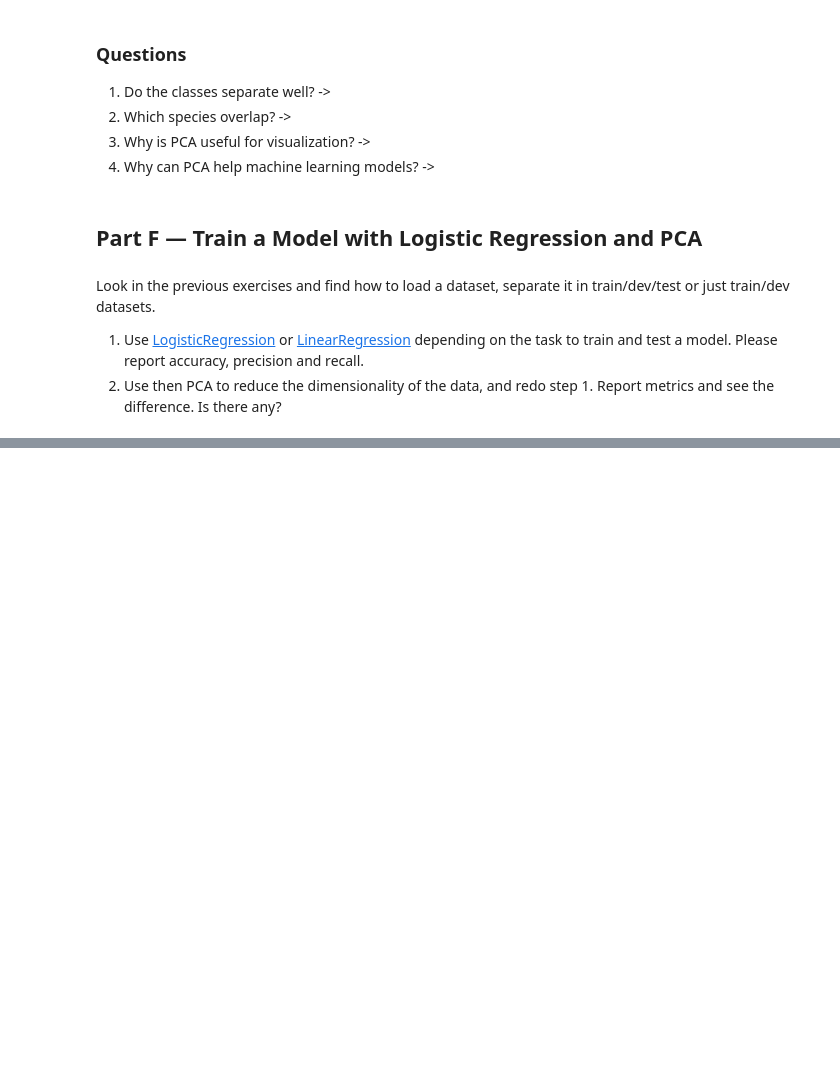
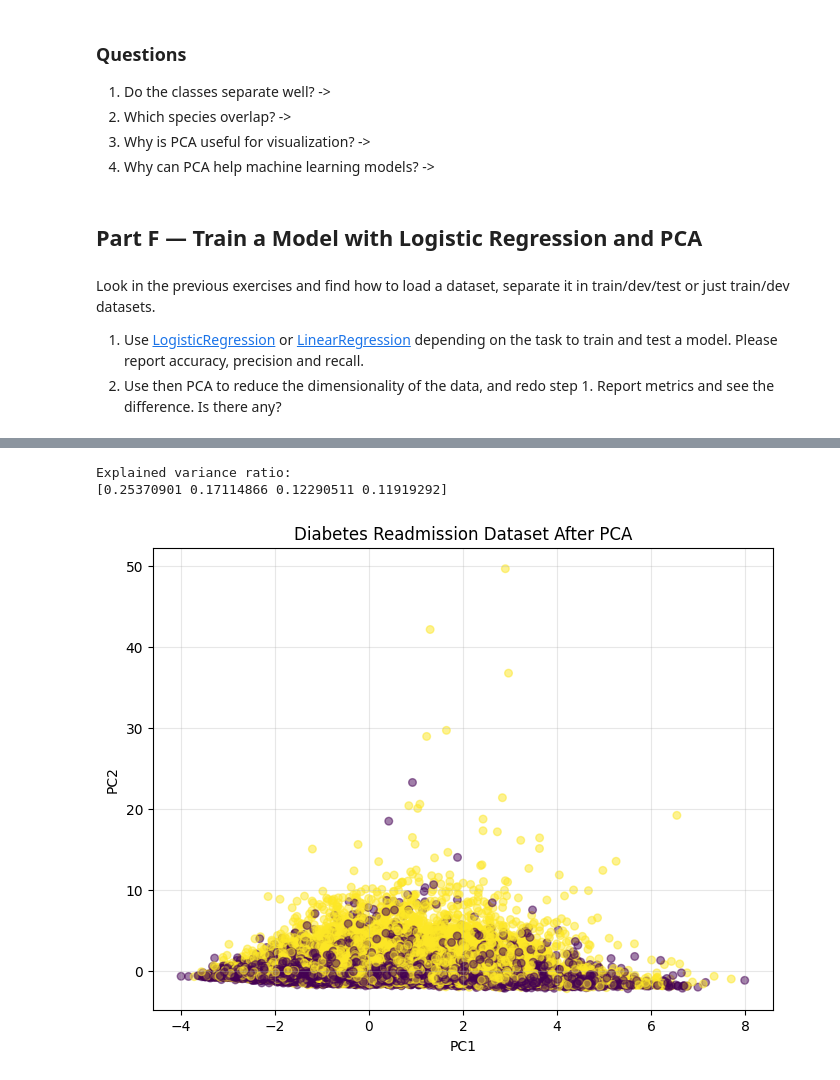
Before and after one commit to NMH1203/ml-course, a Jupyter notebook: docs/5-Principal-Component-Analysis/01-dimensionality-reduction-basics.ipynb, the cells around one changed output, grey strips where cells are left out. Drawn from its saved outputs; the diff is of its cells as text; code cells hidden in the pictures; blank space fills up the shorter version.

```diff
--- a/docs/5-Principal-Component-Analysis/01-dimensionality-reduction-basics.ipynb
+++ b/docs/5-Principal-Component-Analysis/01-dimensionality-reduction-basics.ipynb
@@ -576,0 +397,15 @@ Sklearn probabilities:
+# %%
+
+scaler = StandardScaler()
+
+x_scaled_raw = scaler.fit_transform(x_combined)
+x_scaled = pd.DataFrame(x_scaled_raw, columns=x_combined.columns)
+
+pca = PCA(n_components=4)
+x_pca = pca.fit_transform(x_scaled)
+
+components_df = pd.DataFrame(
+    pca.components_,
+    columns=x_scaled.columns,
+    index=[f'PC{i+1}' for i in range(pca.n_components_)]
+)
@@ -576,0 +421,27 @@ Sklearn probabilities:
+# %%
+print("Explained variance ratio:")
+print(pca.explained_variance_ratio_)
+# %% [output]
+Explained variance ratio:
+[0.25370901 0.17114866 0.12290511 0.11919292]
+# %%
+plt.figure(figsize=(8,6))
+
+scatter = plt.scatter(
+    x_pca[:,0],
+    x_pca[:,1],
+    c=y,
+    s=30,
+    alpha =0.5
+)
+
+plt.xlabel("PC1")
+plt.ylabel("PC2")
+
+plt.title("Diabetes Readmission Dataset After PCA")
+
+plt.grid(True, alpha=0.3)
+
+plt.show()
+# %% [output]
+[figure, added]
```
Also changed, not shown: parts of 6 cells of this notebook, 1 other file.
